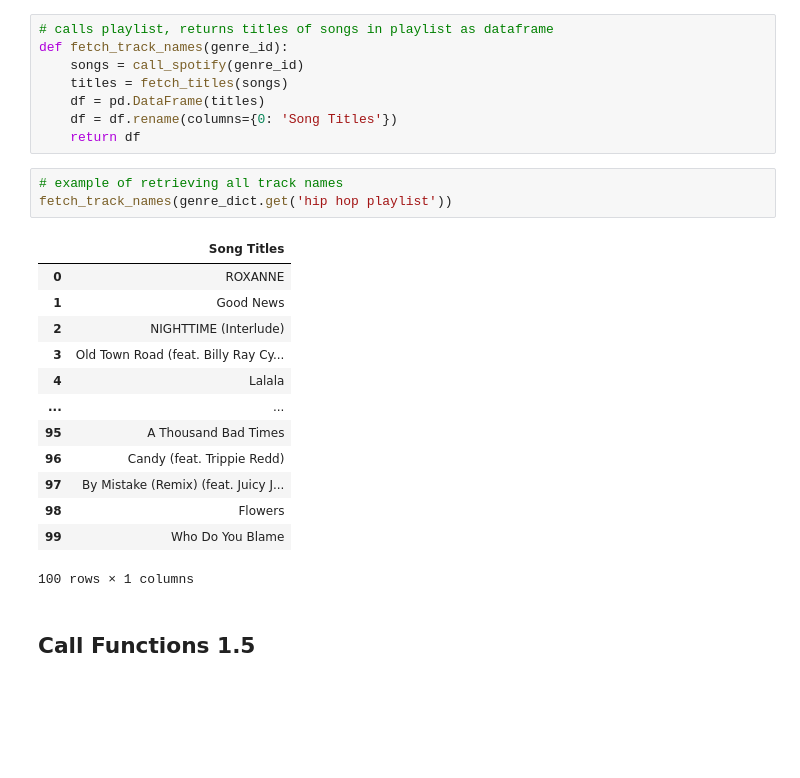
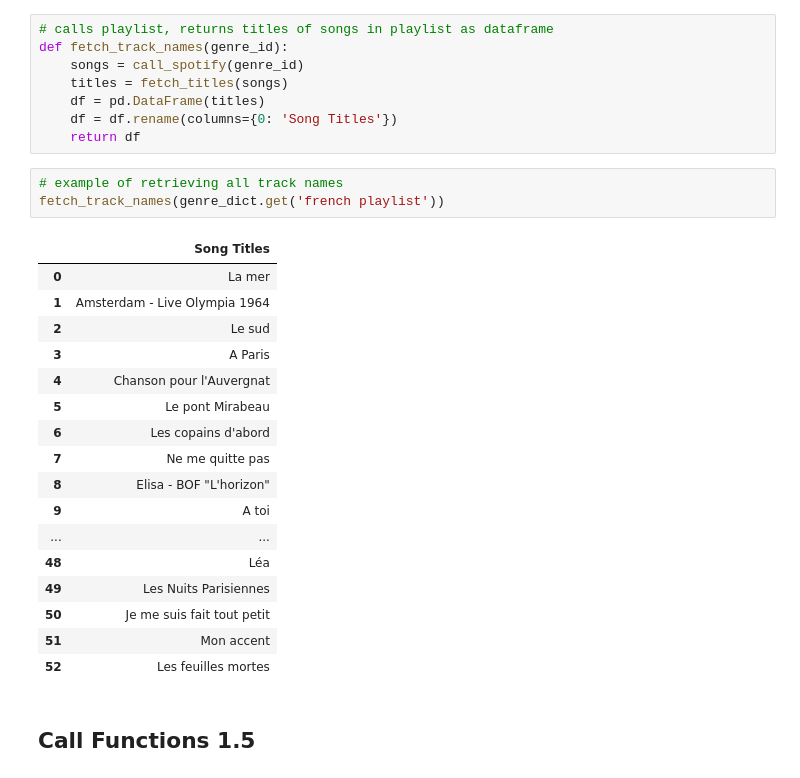
Before and after one commit to FinchMF/Classification_Models, a Jupyter notebook: Gathering_Data.ipynb, the cells around one changed output. Drawn from its saved outputs; the diff is of its cells as text; blank space fills up the shorter version.

```diff
--- a/Gathering_Data.ipynb
+++ b/Gathering_Data.ipynb
@@ -286,21 +286,25 @@ def fetch_track_names(genre_id):
     return df
 # %%
 # example of retrieving all track names
-fetch_track_names(genre_dict.get('hip hop playlist'))
+fetch_track_names(genre_dict.get('french playlist'))
 # %% [output]
 |  | Song Titles |
-| 0 | ROXANNE |
-| 1 | Good News |
-| 2 | NIGHTTIME (Interlude) |
-| 3 | Old Town Road (feat. Billy Ray Cy... |
-| 4 | Lalala |
+| 0 | La mer |
+| 1 | Amsterdam - Live Olympia 1964 |
+| 2 | Le sud |
+| 3 | A Paris |
+| 4 | Chanson pour l'Auvergnat |
+| 5 | Le pont Mirabeau |
+| 6 | Les copains d'abord |
+| 7 | Ne me quitte pas |
+| 8 | Elisa - BOF "L'horizon" |
+| 9 | A toi |
 | ... | ... |
-| 95 | A Thousand Bad Times |
-| 96 | Candy (feat. Trippie Redd) |
-| 97 | By Mistake (Remix) (feat. Juicy J... |
-| 98 | Flowers |
-| 99 | Who Do You Blame |
+| 48 | Léa |
+| 49 | Les Nuits Parisiennes |
+| 50 | Je me suis fait tout petit |
+| 51 | Mon accent |
+| 52 | Les feuilles mortes |
-100 rows × 1 columns
 # %% [markdown]
 ## Call Functions 1.5
 # %%
```
Also changed, not shown: parts of 3 cells of this notebook.
